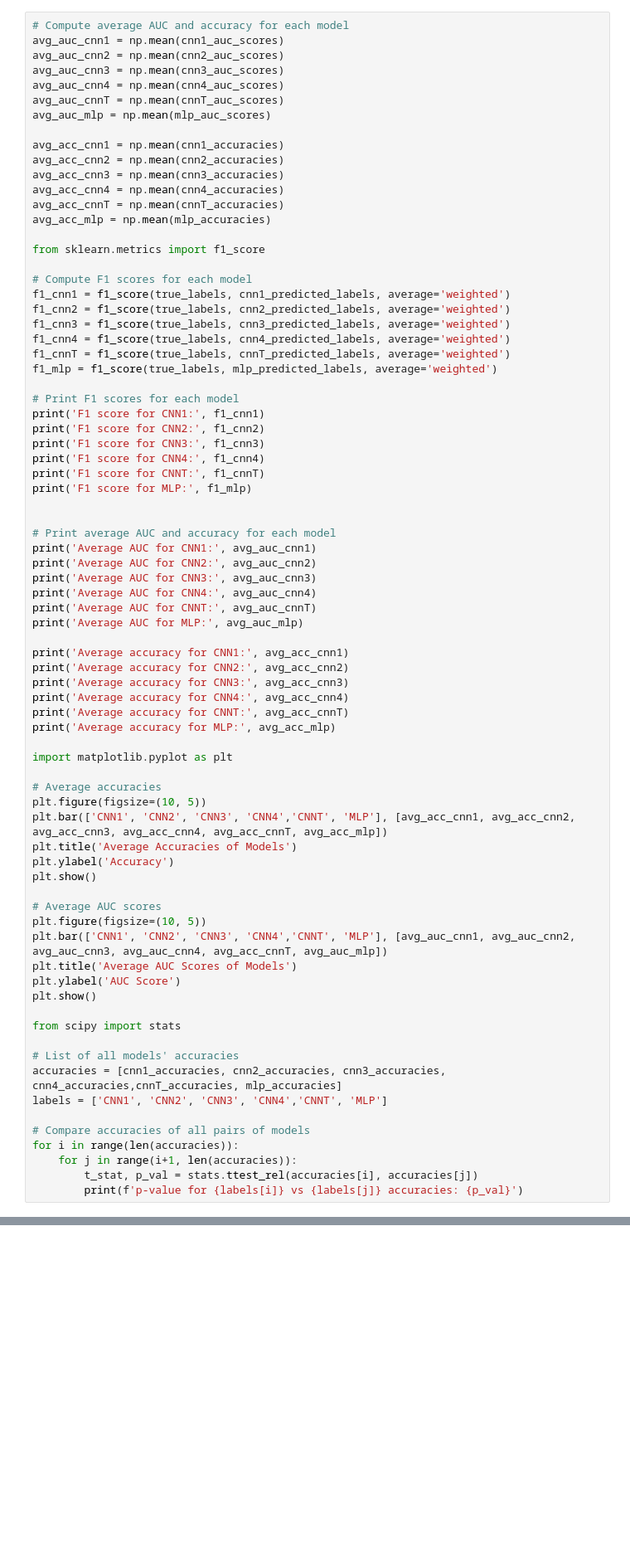
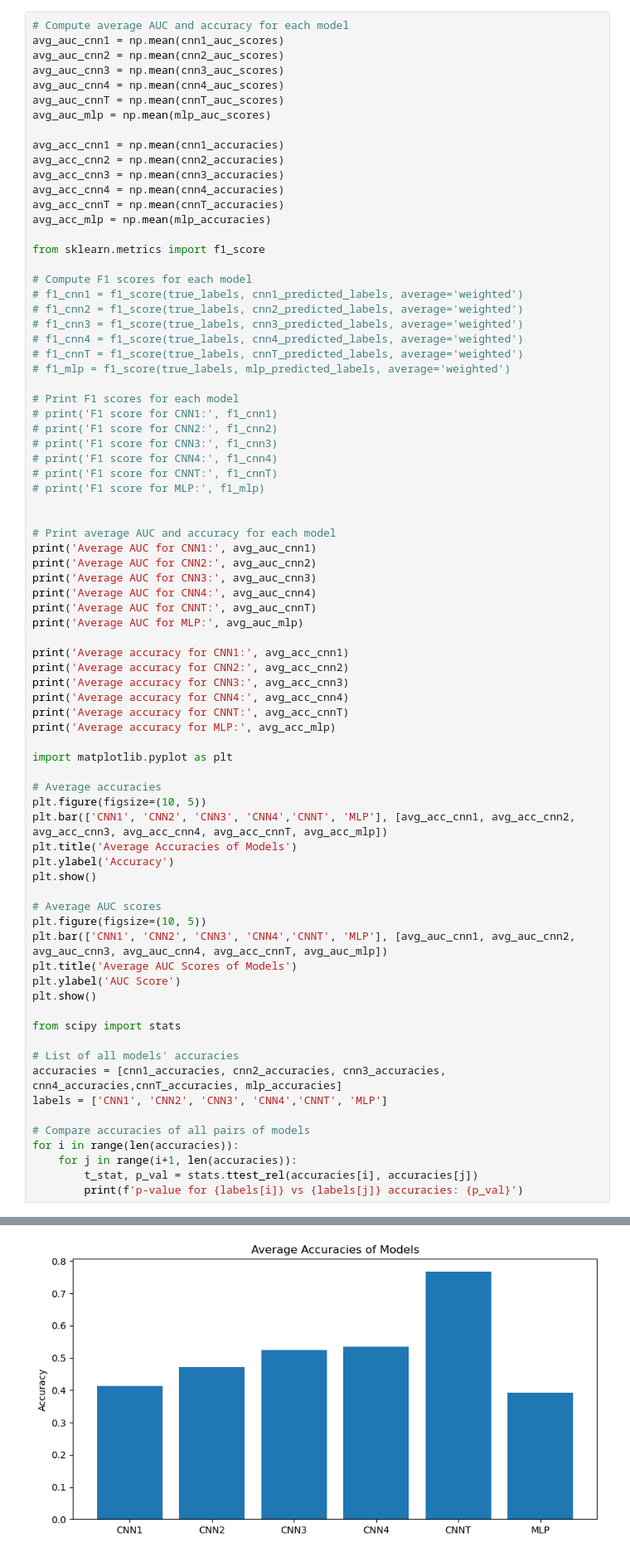
Before and after one commit to ephraim888sun/CNN, a Jupyter notebook: lab6Jadon.ipynb, the cells around one changed output, grey strips where cells are left out. Shown at 83% size. Drawn from its saved outputs; the diff is of its cells as text; blank space fills up the shorter version.

```diff
--- a/lab6Jadon.ipynb
+++ b/lab6Jadon.ipynb
@@ -659,20 +642,20 @@ avg_acc_mlp = np.mean(mlp_accuracies)
 from sklearn.metrics import f1_score
 
 # Compute F1 scores for each model
-f1_cnn1 = f1_score(true_labels, cnn1_predicted_labels, average='weighted')
-f1_cnn2 = f1_score(true_labels, cnn2_predicted_labels, average='weighted')
-f1_cnn3 = f1_score(true_labels, cnn3_predicted_labels, average='weighted')
-f1_cnn4 = f1_score(true_labels, cnn4_predicted_labels, average='weighted')
-f1_cnnT = f1_score(true_labels, cnnT_predicted_labels, average='weighted')
-f1_mlp = f1_score(true_labels, mlp_predicted_labels, average='weighted')
+# f1_cnn1 = f1_score(true_labels, cnn1_predicted_labels, average='weighted')
+# f1_cnn2 = f1_score(true_labels, cnn2_predicted_labels, average='weighted')
+# f1_cnn3 = f1_score(true_labels, cnn3_predicted_labels, average='weighted')
+# f1_cnn4 = f1_score(true_labels, cnn4_predicted_labels, average='weighted')
+# f1_cnnT = f1_score(true_labels, cnnT_predicted_labels, average='weighted')
+# f1_mlp = f1_score(true_labels, mlp_predicted_labels, average='weighted')
 
 # Print F1 scores for each model
-print('F1 score for CNN1:', f1_cnn1)
-print('F1 score for CNN2:', f1_cnn2)
-print('F1 score for CNN3:', f1_cnn3)
-print('F1 score for CNN4:', f1_cnn4)
-print('F1 score for CNNT:', f1_cnnT)
-print('F1 score for MLP:', f1_mlp)
+# print('F1 score for CNN1:', f1_cnn1)
+# print('F1 score for CNN2:', f1_cnn2)
+# print('F1 score for CNN3:', f1_cnn3)
+# print('F1 score for CNN4:', f1_cnn4)
+# print('F1 score for CNNT:', f1_cnnT)
+# print('F1 score for MLP:', f1_mlp)
 
 
 # Print average AUC and accuracy for each model
@@ -717,3 +700,4 @@ for i in range(len(accuracies)):
     for j in range(i+1, len(accuracies)):
         t_stat, p_val = stats.ttest_rel(accuracies[i], accuracies[j])
         print(f'p-value for {labels[i]} vs {labels[j]} accuracies: {p_val}')
+# %% [output]
@@ -719,0 +716 @@ for i in range(len(accuracies)):
+[figure, added]
```
Also changed, not shown: parts of 13 cells of this notebook.
